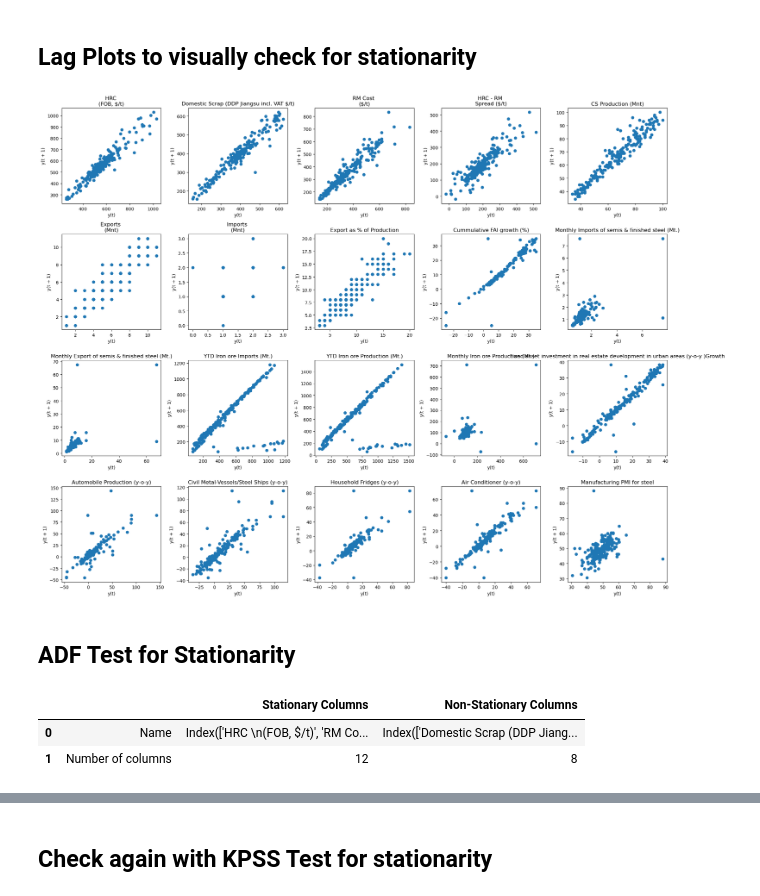
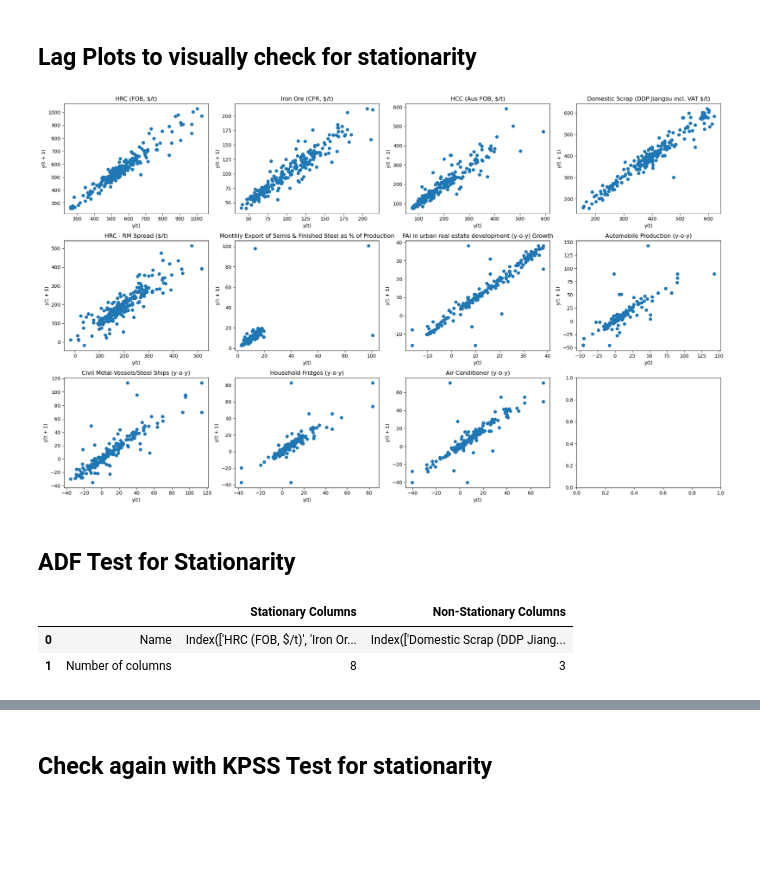
Before and after one commit to nguyenhpnguyen/BT4103-Business-Analytics-Capstone-Project, a Jupyter notebook: notebook/stationarity_tests.ipynb, the cells around one changed output, grey strips where cells are left out. Drawn from its saved outputs; the diff is of its cells as text; code cells hidden in the pictures; blank space fills up the shorter version.

```diff
--- a/notebook/stationarity_tests.ipynb
+++ b/notebook/stationarity_tests.ipynb
@@ -18,21 +18,21 @@ df = pd.read_csv(file_path)
 ## Lag Plots to visually check for stationarity
 # %%
 # Columns to plot
-factors = [col for col in df.columns if col not in ['Unnamed: 0', 'Month_Dt', 'Month', 'Year']]
+factors = [col for col in df.columns if col not in ['Date']]
 
-n_cols = 5
+n_cols = 4
 n_rows = -(-len(factors) // n_cols)
 fig, axes = plt.subplots(n_rows, n_cols, figsize=(20, 4*n_rows))
 axes = axes.flatten()
 
 for i, col in enumerate(factors):
     lag_plot(df[col], lag=1, ax=axes[i])
     axes[i].set_title(f'{col}')
 
 plt.tight_layout()
 plt.show()
 # %% [output]
-[figure, old version]
+[figure, new version]
 # %% [markdown]
 ## ADF Test for Stationarity
 # %%
@@ -63,7 +63,7 @@ def adf_results(df):
     return stationary_cols, non_stationary_cols
 # %%
 # Columns to run ADF test on
-factors = [col for col in df.columns if col not in ['Unnamed: 0', 'Month_Dt', 'Month', 'Year']]
+factors = [col for col in df.columns if col not in ['Date']]
 # df with only the factors
 df_factors = df[factors]
 
@@ -78,6 +78,6 @@ results_df_adf = pd.DataFrame({
 results_df_adf.style
 # %% [output]
 |  |  | Stationary Columns | Non-Stationary Columns |
-| 0 | Name | Index(['HRC \n(FOB, $/t)', 'RM Co... | Index(['Domestic Scrap (DDP Jiang... |
-| 1 | Number of columns | 12 | 8 |
+| 0 | Name | Index(['HRC (FOB, $/t)', 'Iron Or... | Index(['Domestic Scrap (DDP Jiang... |
+| 1 | Number of columns | 8 | 3 |
 # %% [markdown]
```
Also changed, not shown: parts of 5 cells of this notebook.
